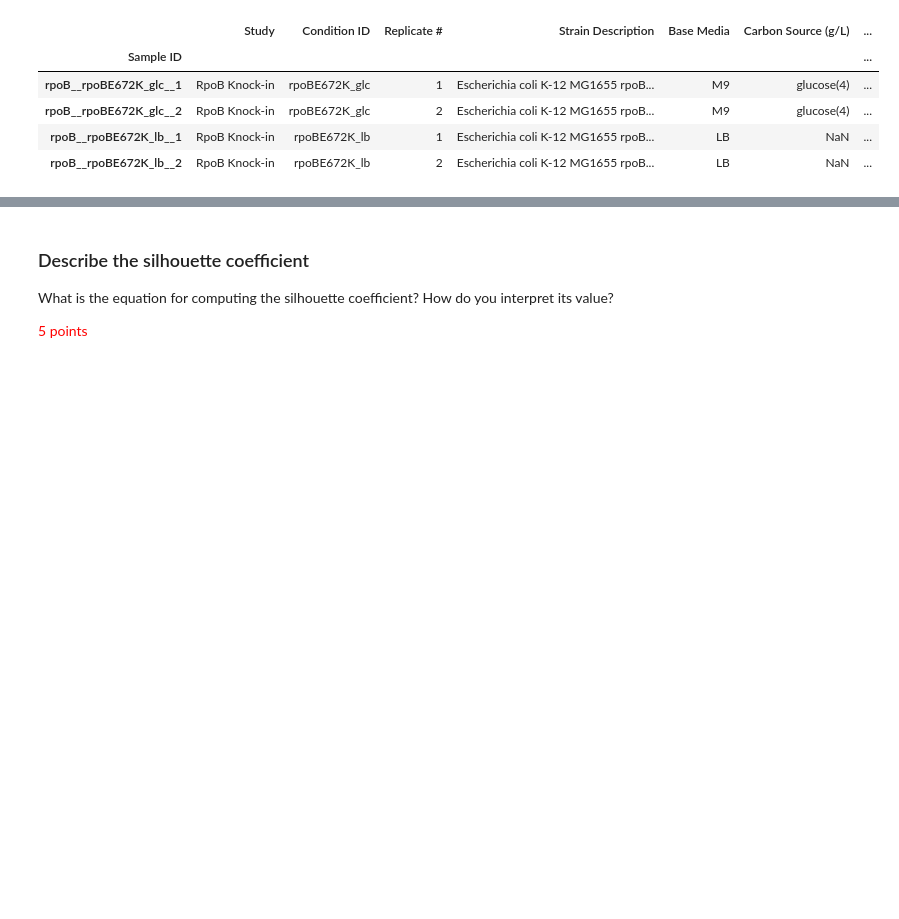
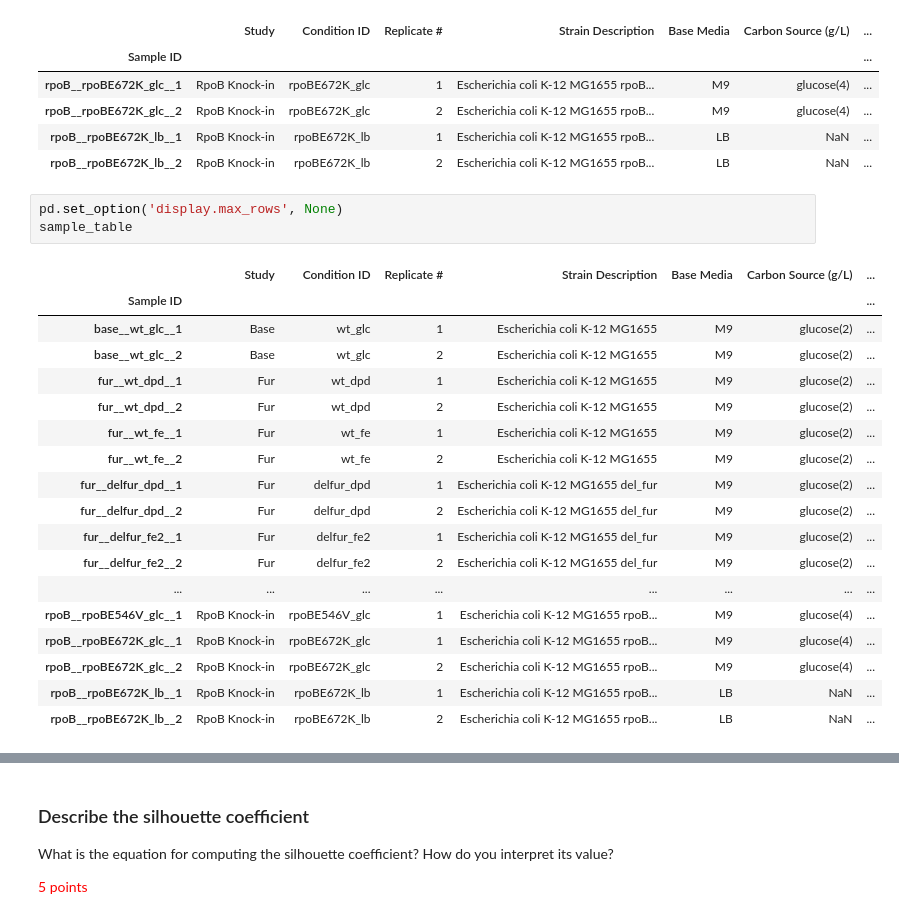
Before and after one commit to XuwenAmyLou/SP23-BENG213, a Jupyter notebook: HW2/Homework 2_ Unsupervised Learning.ipynb, the cells around one changed output, grey strips where cells are left out. Cells and saved outputs as stored; diff of their text form; blank space fills up the shorter version.

```diff
--- a/HW2/Homework 2_ Unsupervised Learning.ipynb
+++ b/HW2/Homework 2_ Unsupervised Learning.ipynb
@@ -205,3 +209,25 @@ sample_table.loc[['rpoB__rpoBE672K_glc__1','rpoB__rpoBE672K_glc__2','rpoB__rpoBE
 | rpoB__rpoBE672K_glc__2 | RpoB Knock-in | rpoBE672K_glc | 2 | Escherichia coli K-12 MG1655 rpoB... | M9 | glucose(4) | ... |
 | rpoB__rpoBE672K_lb__1 | RpoB Knock-in | rpoBE672K_lb | 1 | Escherichia coli K-12 MG1655 rpoB... | LB | NaN | ... |
 | rpoB__rpoBE672K_lb__2 | RpoB Knock-in | rpoBE672K_lb | 2 | Escherichia coli K-12 MG1655 rpoB... | LB | NaN | ... |
+# %%
+pd.set_option('display.max_rows', None)
+sample_table
+# %% [output]
+|  | Study | Condition ID | Replicate # | Strain Description | Base Media | Carbon Source (g/L) | ... |
+| Sample ID |  |  |  |  |  |  | ... |
+| base__wt_glc__1 | Base | wt_glc | 1 | Escherichia coli K-12 MG1655 | M9 | glucose(2) | ... |
+| base__wt_glc__2 | Base | wt_glc | 2 | Escherichia coli K-12 MG1655 | M9 | glucose(2) | ... |
+| fur__wt_dpd__1 | Fur | wt_dpd | 1 | Escherichia coli K-12 MG1655 | M9 | glucose(2) | ... |
+| fur__wt_dpd__2 | Fur | wt_dpd | 2 | Escherichia coli K-12 MG1655 | M9 | glucose(2) | ... |
+| fur__wt_fe__1 | Fur | wt_fe | 1 | Escherichia coli K-12 MG1655 | M9 | glucose(2) | ... |
+| fur__wt_fe__2 | Fur | wt_fe | 2 | Escherichia coli K-12 MG1655 | M9 | glucose(2) | ... |
+| fur__delfur_dpd__1 | Fur | delfur_dpd | 1 | Escherichia coli K-12 MG1655 del_fur | M9 | glucose(2) | ... |
+| fur__delfur_dpd__2 | Fur | delfur_dpd | 2 | Escherichia coli K-12 MG1655 del_fur | M9 | glucose(2) | ... |
+| fur__delfur_fe2__1 | Fur | delfur_fe2 | 1 | Escherichia coli K-12 MG1655 del_fur | M9 | glucose(2) | ... |
+| fur__delfur_fe2__2 | Fur | delfur_fe2 | 2 | Escherichia coli K-12 MG1655 del_fur | M9 | glucose(2) | ... |
+| ... | ... | ... | ... | ... | ... | ... | ... |
+| rpoB__rpoBE546V_glc__1 | RpoB Knock-in | rpoBE546V_glc | 1 | Escherichia coli K-12 MG1655 rpoB... | M9 | glucose(4) | ... |
+| rpoB__rpoBE672K_glc__1 | RpoB Knock-in | rpoBE672K_glc | 1 | Escherichia coli K-12 MG1655 rpoB... | M9 | glucose(4) | ... |
+| rpoB__rpoBE672K_glc__2 | RpoB Knock-in | rpoBE672K_glc | 2 | Escherichia coli K-12 MG1655 rpoB... | M9 | glucose(4) | ... |
+| rpoB__rpoBE672K_lb__1 | RpoB Knock-in | rpoBE672K_lb | 1 | Escherichia coli K-12 MG1655 rpoB... | LB | NaN | ... |
+| rpoB__rpoBE672K_lb__2 | RpoB Knock-in | rpoBE672K_lb | 2 | Escherichia coli K-12 MG1655 rpoB... | LB | NaN | ... |
```
Also changed, not shown: parts of 6 cells of this notebook.
